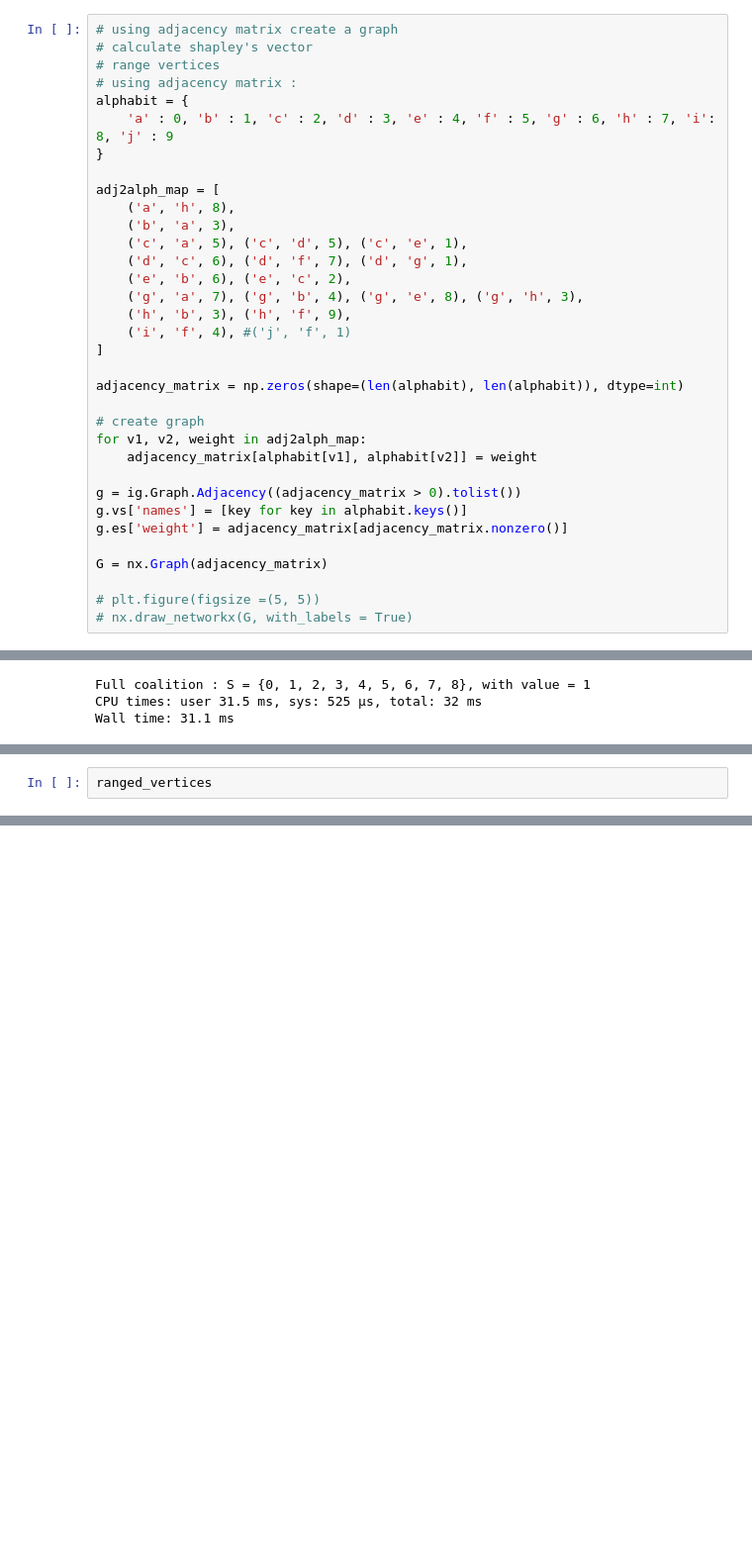
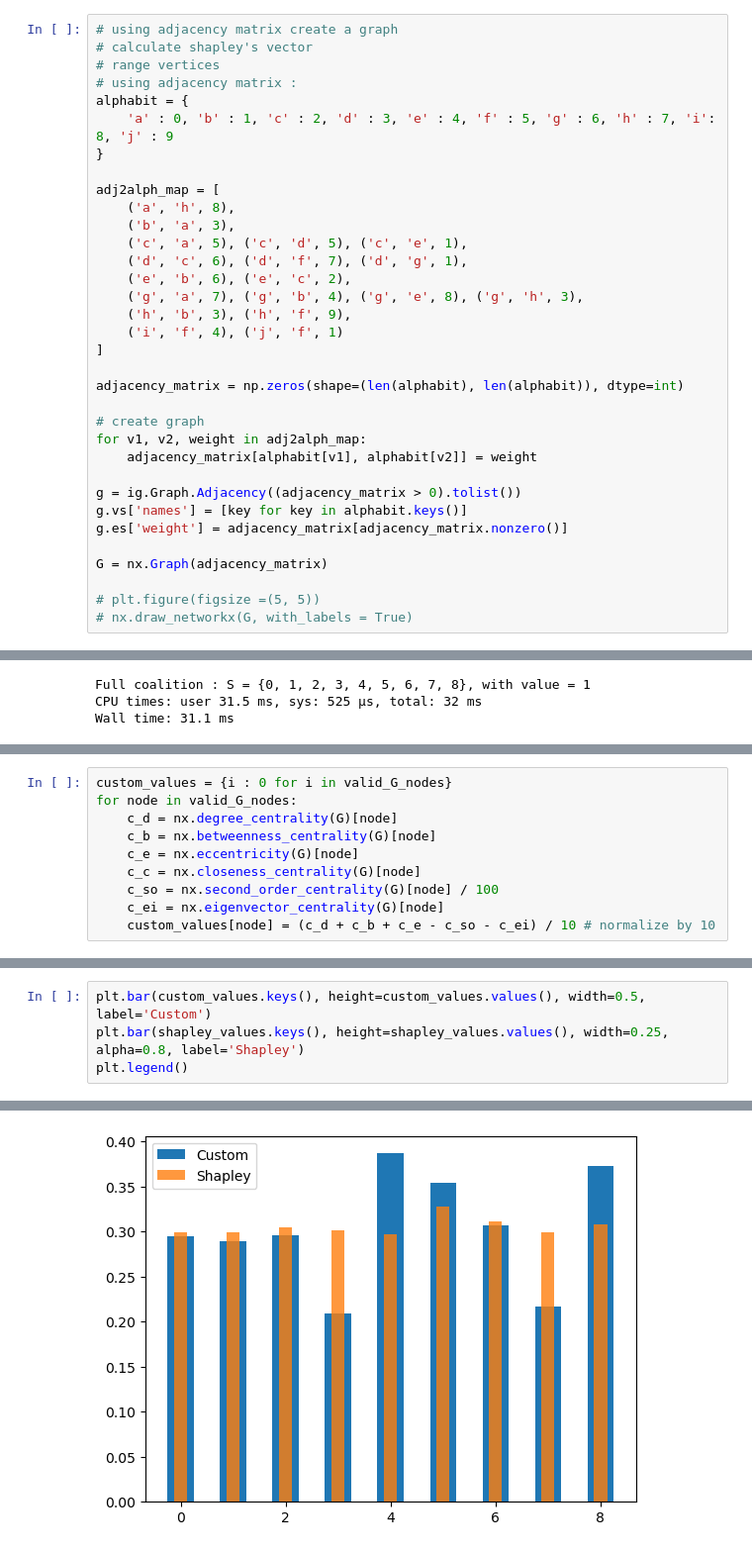
Before and after one commit to dmtrpolovnikov/network_analysis, a Jupyter notebook: practice_5.ipynb, the cells around one changed output, grey strips where cells are left out. Shown at 99% size. Drawn from its saved outputs; the diff is of its cells as text; blank space fills up the shorter version.

```diff
--- a/practice_5.ipynb
+++ b/practice_5.ipynb
@@ -141,7 +141,7 @@ adj2alph_map = [
     ('e', 'b', 6), ('e', 'c', 2),
     ('g', 'a', 7), ('g', 'b', 4), ('g', 'e', 8), ('g', 'h', 3),
     ('h', 'b', 3), ('h', 'f', 9),
-    ('i', 'f', 4), #('j', 'f', 1)
+    ('i', 'f', 4), ('j', 'f', 1)
 ]
 
 adjacency_matrix = np.zeros(shape=(len(alphabit), len(alphabit)), dtype=int)
@@ -197,2 +189,10 @@ for value in sorted(sh_values)[::-1]:
 # %%
-ranged_vertices
+custom_values = {i : 0 for i in valid_G_nodes}
+for node in valid_G_nodes:
+    c_d = nx.degree_centrality(G)[node]
+    c_b = nx.betweenness_centrality(G)[node]
+    c_e = nx.eccentricity(G)[node]
+    c_c = nx.closeness_centrality(G)[node]
+    c_so = nx.second_order_centrality(G)[node] / 100
+    c_ei = nx.eigenvector_centrality(G)[node]
+    custom_values[node] = (c_d + c_b + c_e - c_so - c_ei) / 10 # normalize by 10
@@ -208,0 +199,5 @@ ranged_vertices
+# %%
+plt.bar(custom_values.keys(), height=custom_values.values(), width=0.5, label='Custom')
+plt.bar(shapley_values.keys(), height=shapley_values.values(), width=0.25, alpha=0.8, label='Shapley')
+plt.legend()
+# %% [output]
@@ -208,0 +205 @@ ranged_vertices
+[figure, added]
```
Also changed, not shown: parts of 5 cells of this notebook.
